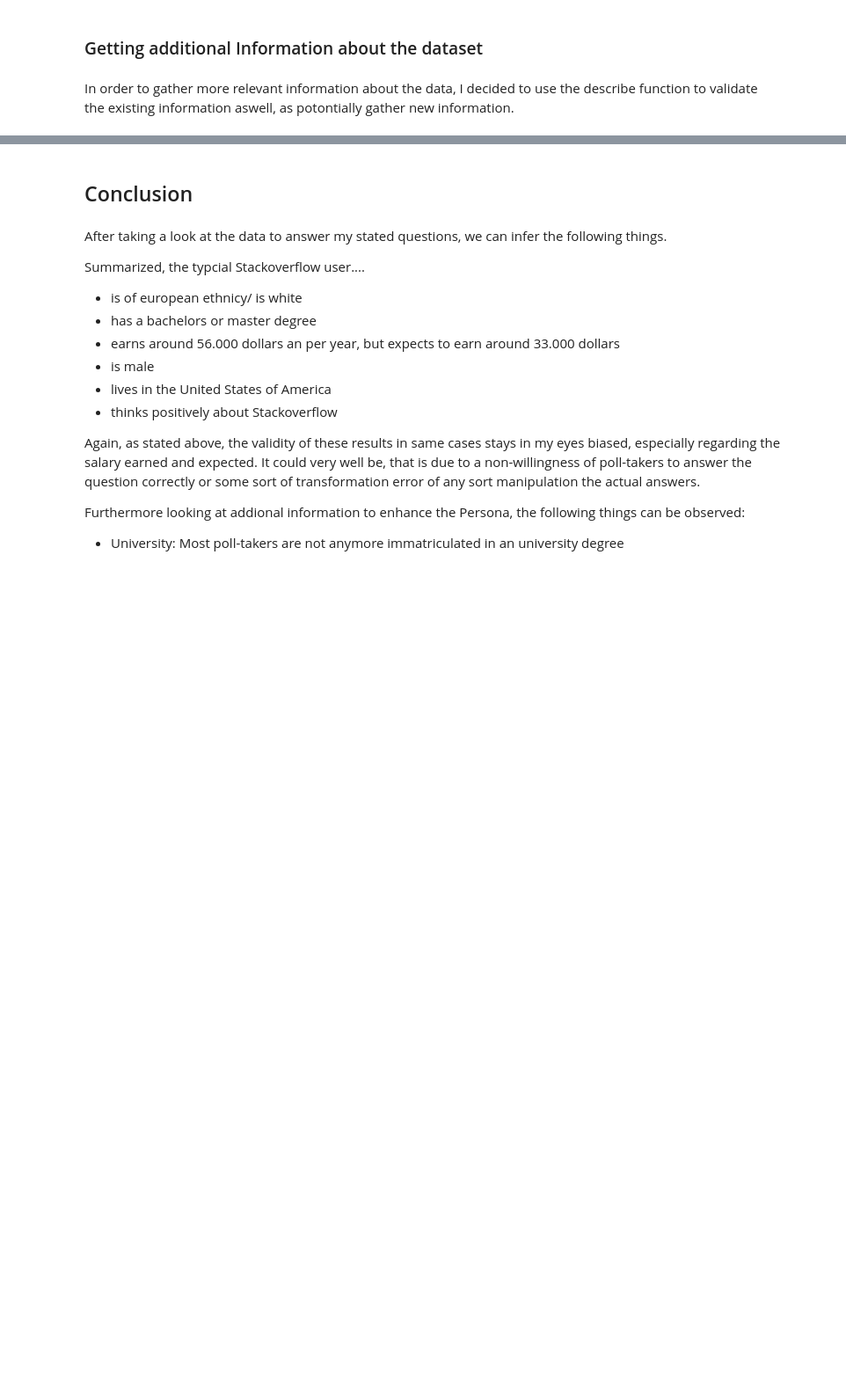
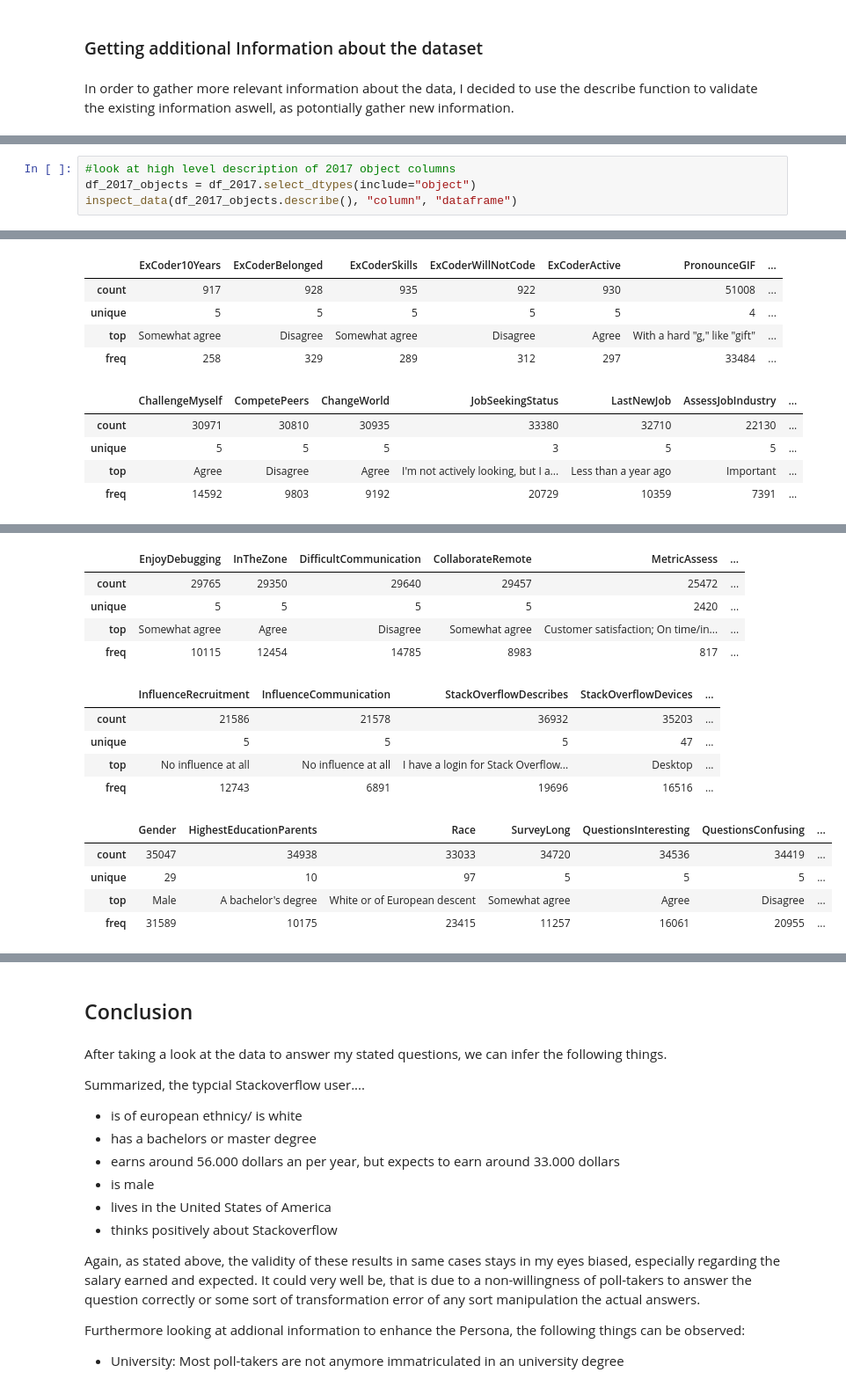
Before and after one commit to MDK1192/Udacity_Blogpost, a Jupyter notebook: Udacity_Create_a_Blogpost.ipynb, the cells around one changed output, grey strips where cells are left out. Shown at 88% size. Drawn from its saved outputs; the diff is of its cells as text; blank space fills up the shorter version.

```diff
--- a/Udacity_Create_a_Blogpost.ipynb
+++ b/Udacity_Create_a_Blogpost.ipynb
@@ -406,0 +416,5 @@ display(df_2017_objects.describe().iloc[:,120:139])
+# %%
+#look at high level description of 2017 object columns
+df_2017_objects = df_2017.select_dtypes(include="object")
+inspect_data(df_2017_objects.describe(), "column", "dataframe")
+# %% [output]
@@ -406,0 +426,10 @@ display(df_2017_objects.describe().iloc[:,120:139])
+|  | ExCoder10Years | ExCoderBelonged | ExCoderSkills | ExCoderWillNotCode | ExCoderActive | PronounceGIF | ... |
+| count | 917 | 928 | 935 | 922 | 930 | 51008 | ... |
+| unique | 5 | 5 | 5 | 5 | 5 | 4 | ... |
+| top | Somewhat agree | Disagree | Somewhat agree | Disagree | Agree | With a hard "g," like "gift" | ... |
+| freq | 258 | 329 | 289 | 312 | 297 | 33484 | ... |
+|  | ChallengeMyself | CompetePeers | ChangeWorld | JobSeekingStatus | LastNewJob | AssessJobIndustry | ... |
+| count | 30971 | 30810 | 30935 | 33380 | 32710 | 22130 | ... |
+| unique | 5 | 5 | 5 | 3 | 5 | 5 | ... |
+| top | Agree | Disagree | Agree | I'm not actively looking, but I a... | Less than a year ago | Important | ... |
+| freq | 14592 | 9803 | 9192 | 20729 | 10359 | 7391 | ... |
@@ -407,2 +446,17 @@ display(df_2017_objects.describe().iloc[:,120:139])
+|  | EnjoyDebugging | InTheZone | DifficultCommunication | CollaborateRemote | MetricAssess | ... |
+| count | 29765 | 29350 | 29640 | 29457 | 25472 | ... |
+| unique | 5 | 5 | 5 | 5 | 2420 | ... |
+| top | Somewhat agree | Agree | Disagree | Somewhat agree | Customer satisfaction; On time/in... | ... |
+| freq | 10115 | 12454 | 14785 | 8983 | 817 | ... |
+|  | InfluenceRecruitment | InfluenceCommunication | StackOverflowDescribes | StackOverflowDevices | ... |
+| count | 21586 | 21578 | 36932 | 35203 | ... |
+| unique | 5 | 5 | 5 | 47 | ... |
+| top | No influence at all | No influence at all | I have a login for Stack Overflow... | Desktop | ... |
+| freq | 12743 | 6891 | 19696 | 16516 | ... |
+|  | Gender | HighestEducationParents | Race | SurveyLong | QuestionsInteresting | QuestionsConfusing | ... |
+| count | 35047 | 34938 | 33033 | 34720 | 34536 | 34419 | ... |
+| unique | 29 | 10 | 97 | 5 | 5 | 5 | ... |
+| top | Male | A bachelor's degree | White or of European descent | Somewhat agree | Agree | Disagree | ... |
+| freq | 31589 | 10175 | 23415 | 11257 | 16061 | 20955 | ... |
 # %%
 #look at high level description of 2017 numeric columns
```
Also changed, not shown: parts of 11 cells of this notebook.
